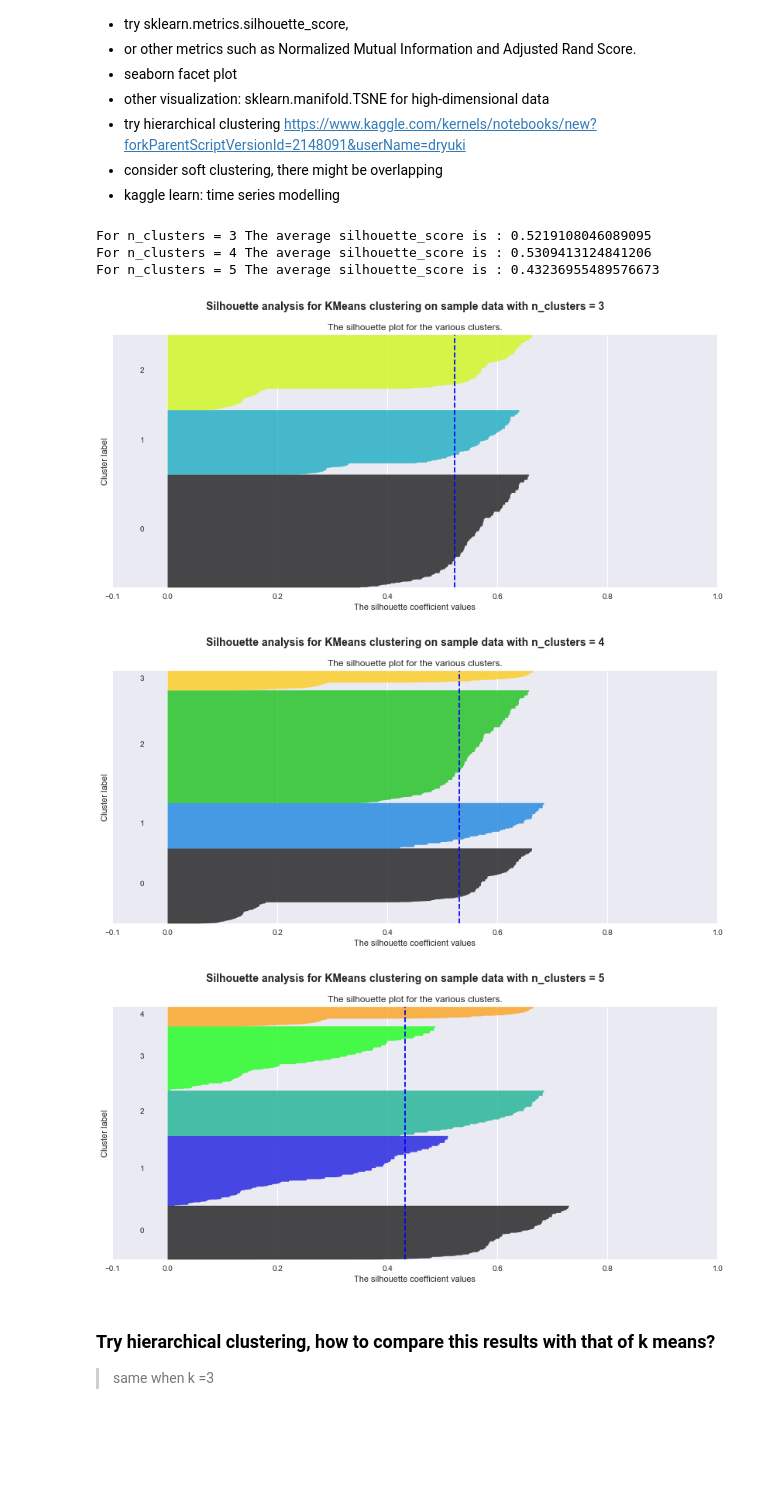
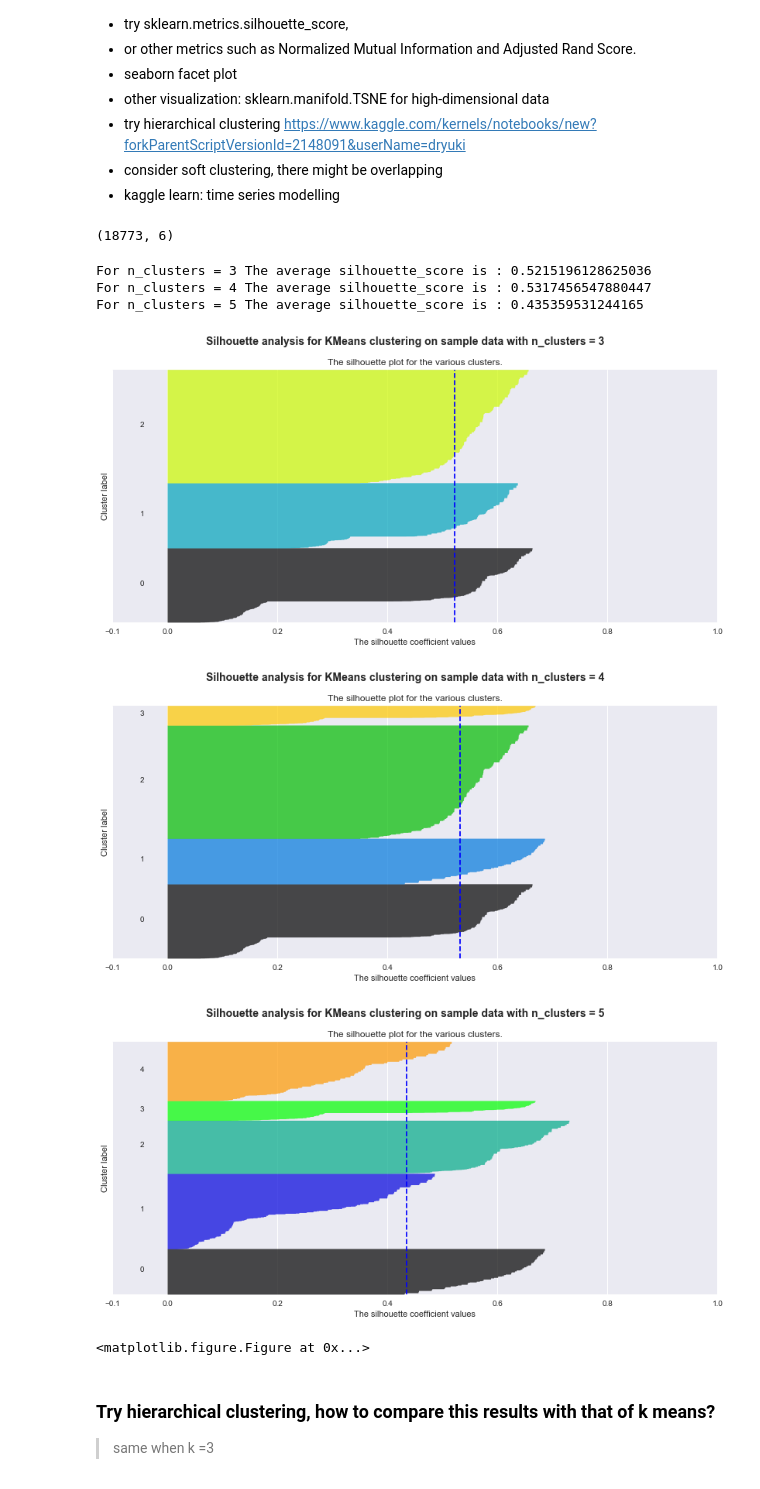
Before and after one commit to drYukiWang/ev_charge_data, a Jupyter notebook: clustering_v2.ipynb, the cells around one changed output. Drawn from its saved outputs; the diff is of its cells as text; code cells hidden in the pictures; blank space fills up the shorter version.

Commit message:
Add silhouette figures

```diff
--- a/clustering_v2.ipynb
+++ b/clustering_v2.ipynb
@@ -227,6 +227,10 @@ def elbowMethod(X, range_n_clusters = range(1,15)):
     return plt.show()
 
 elbowMethod(X)
+
+fig = plt.gcf()
+plt.tight_layout()
+fig.savefig('Elbow_method.png')
 # # Number of Clusters: critical number is 3, 4, 5
 # %% [output]
 [figure]
@@ -287,10 +292,14 @@ km_actual_clust(X, chs, features, 3)
     X_w_PCA: X with pca components attached
     X_w_PCA_ds: down sized
 """
-mask = np.random.choice([False, True], len(X_w_PCA), p=[0.2, 0.8])
+mask = np.random.choice([False, True], len(X_w_PCA), p=[0, 1])
 X_w_PCA_ds = X_w_PCA[mask]
 X_ds = X_w_PCA_ds[:,:-2]
 X_PCA = X_w_PCA_ds[:,[-2,-1]]
+# %%
+X_ds.shape
+# %% [output]
+(18773, 6)
 # %%
 # compute silhouette_score
 
@@ -308,39 +317,44 @@ def show_silhouette_score(range_n_clusters, X):
         sample_silhouette_values = silhouette_samples(X, cluster_labels)
 
         y_lower = 10
 
         for i in range(n_clusters):
             ith_cluster_silhouette_values = sample_silhouette_values[cluster_labels == i]
             ith_cluster_silhouette_values.sort()
             size_cluster_i = ith_cluster_silhouette_values.shape[0]
             y_upper = y_lower + size_cluster_i
             color = cm.nipy_spectral(float(i) / n_clusters)
             ax.fill_betweenx(np.arange(y_lower, y_upper), 0, ith_cluster_silhouette_values,
                           facecolor = color, edgecolor = color, alpha = 0.7)
             ax.text(-0.05, y_lower + 0.5 * size_cluster_i, str(i))
             y_lower = y_upper + 10 # 10 for the 0 samples
 
         ax.set_title('The silhouette plot for the various clusters.')
         ax.set_xlabel('The silhouette coefficient values')
         ax.set_ylabel('Cluster label')
         ax.axvline(x = silhouette_avg, color = 'blue', linestyle = '--')
         ax.set_yticks([]) # Clear the yaxis labels / ticks
         ax.set_xticks([-0.1, 0, 0.2, 0.4, 0.6, 0.8, 1])
         plt.suptitle(("Silhouette analysis for KMeans clustering on sample data "
                       "with n_clusters = %d" % n_clusters),
                      fontsize=14, fontweight='bold')
     return plt.show()
 
 range_n_clusters = [3, 4, 5]
 
 show_silhouette_score(range_n_clusters, X_ds)
+
+fig = plt.gcf()
+plt.tight_layout()
+fig.savefig('silhouette_score.png')
 # %% [output]
-For n_clusters = 3 The average silhouette_score is : 0.5219108046089095
-For n_clusters = 4 The average silhouette_score is : 0.5309413124841206
-For n_clusters = 5 The average silhouette_score is : 0.43236955489576673
+For n_clusters = 3 The average silhouette_score is : 0.5215196128625036
+For n_clusters = 4 The average silhouette_score is : 0.5317456547880447
+For n_clusters = 5 The average silhouette_score is : 0.435359531244165
-[figure, old version]
+[figure, new version]
 [figure]
-[figure, old version]
+[figure, new version]
+<matplotlib.figure.Figure at 0x...>
 # %% [markdown]
 ### Try hierarchical clustering, how to compare this results with that of k means?
 
```
Also changed, not shown: parts of 5 cells of this notebook, 2 other files.
